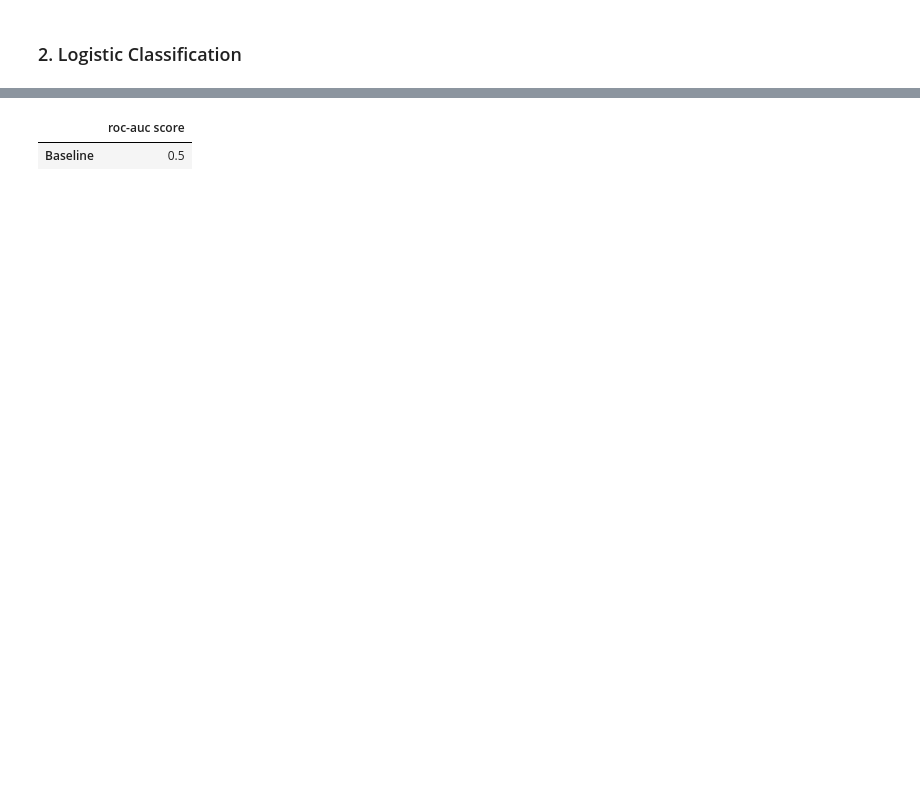
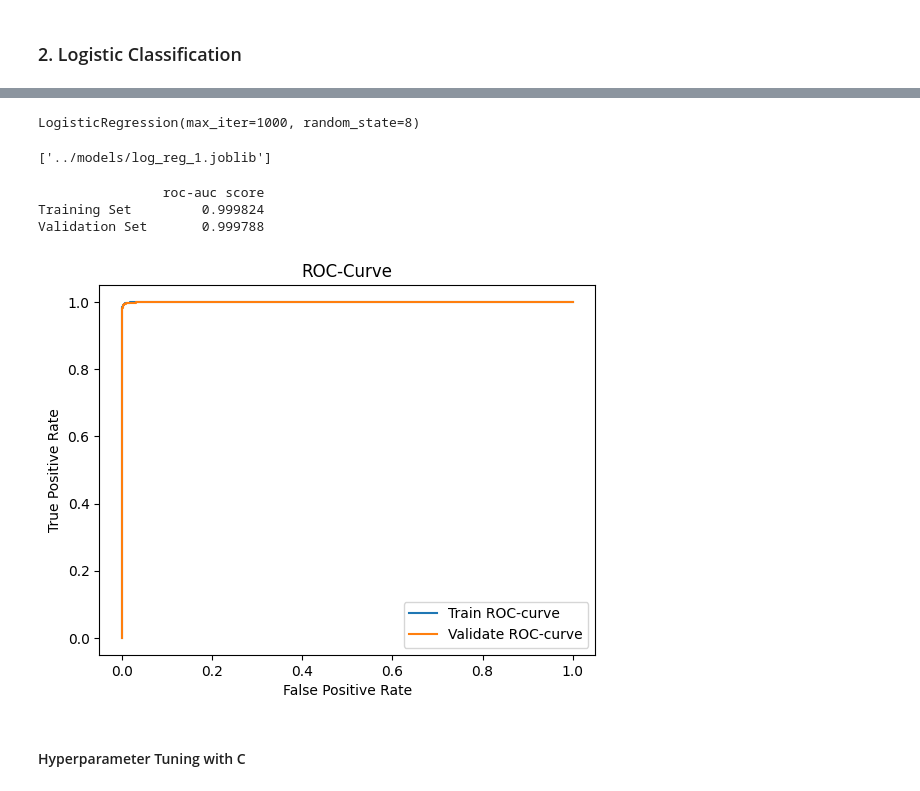
Before and after one commit to chuannarongvat/adv_mla_at1_14229898, a Jupyter notebook: notebooks/chingpayakmon_narongvat-14229898-week1_3.logistic.ipynb, the cells around one changed output, grey strips where cells are left out. Drawn from its saved outputs; the diff is of its cells as text; code cells hidden in the pictures; blank space fills up the shorter version.

Commit message:
Updated Logistic Regression

```diff
--- a/notebooks/chingpayakmon_narongvat-14229898-week1_3.logistic.ipynb
+++ b/notebooks/chingpayakmon_narongvat-14229898-week1_3.logistic.ipynb
@@ -8,4 +13,6 @@ from joblib import dump
 # %%
 X_train = pd.read_csv('../data/processed/X_train_smote.csv')
+X_val = pd.read_csv('../data/processed/X_val_smote.csv')
 y_train = pd.read_csv('../data/processed/y_train_smote.csv')
+y_val = pd.read_csv('../data/processed/y_val_smote.csv')
 X_test = pd.read_csv('../data/processed/X_test_smote.csv')
@@ -25,3 +19,6 @@ array([0., 0., 0., ..., 1., 1., 1.])
+# %%
+y_train = y_train.values.ravel()
+y_val = y_val.values.ravel()
 # %% [markdown]
 ### 2. Logistic Classification
 # %%
@@ -37,2 +30,5 @@ y_base = np.full(y_shape, y_mode)
 # %%
-from sklearn.metrics import roc_auc_score
+log_reg = LogisticRegression(random_state=8, max_iter=1000)
+log_reg.fit(X_train, y_train)
+# %% [output]
+LogisticRegression(max_iter=1000, random_state=8)
@@ -41,5 +35,36 @@ baseline_model = pd.DataFrame({'roc-auc score': roc_auc_score(y_train, y_base)},
-# %%
-baseline_model
-# %% [output]
-|  | roc-auc score |
-| Baseline | 0.5 |
+# %%
+from joblib import dump
+
+dump(log_reg, '../models/log_reg_1.joblib')
+# %% [output]
+['../models/log_reg_1.joblib']
+# %%
+def logit(model):
+    y_train_probs = model.predict_proba(X_train)[:, 1]
+    y_val_probs = model.predict_proba(X_val)[:, 1]
+
+    train_score = pd.DataFrame({'roc-auc score': roc_auc_score(y_train, y_train_probs)}, index=['Training Set'])
+    val_score = pd.DataFrame({'roc-auc score': roc_auc_score(y_val, y_val_probs)}, index=['Validation Set'])
+
+    score = pd.concat([train_score, val_score])
+    print(score)
+
+    fpr_train, tpr_train, _ = roc_curve(y_train, y_train_probs)
+    fpr_val, tpr_val, _ = roc_curve(y_val, y_val_probs)
+
+    plt.plot(fpr_train, tpr_train, label='Train ROC-curve')
+    plt.plot(fpr_val, tpr_val, label='Validate ROC-curve')
+
+    plt.xlabel('False Positive Rate')
+    plt.ylabel('True Positive Rate')
+    plt.title('ROC-Curve')
+    plt.legend()
+
+    plt.show()
+# %%
+logit(log_reg)
+# %% [output]
+                roc-auc score
+Training Set         0.999824
+Validation Set       0.999788
+[figure, added]
@@ -45,0 +88,2 @@ baseline_model
+# %% [markdown]
+#### Hyperparameter Tuning with C
```
Also changed, not shown: parts of 38 cells of this notebook, 4 other files.
